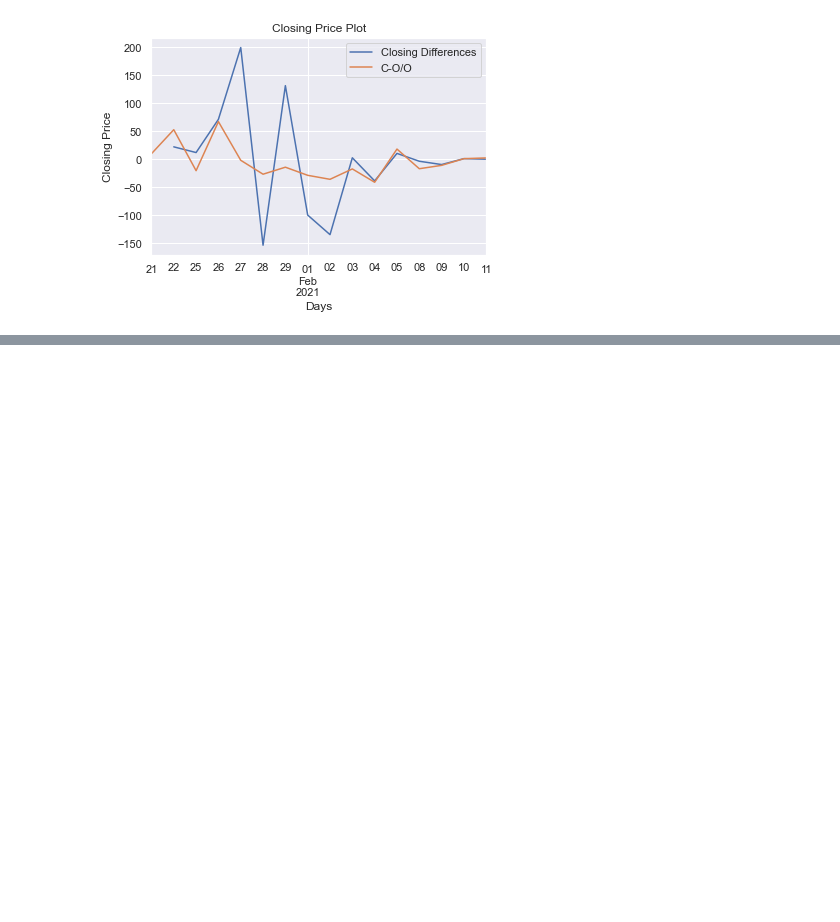
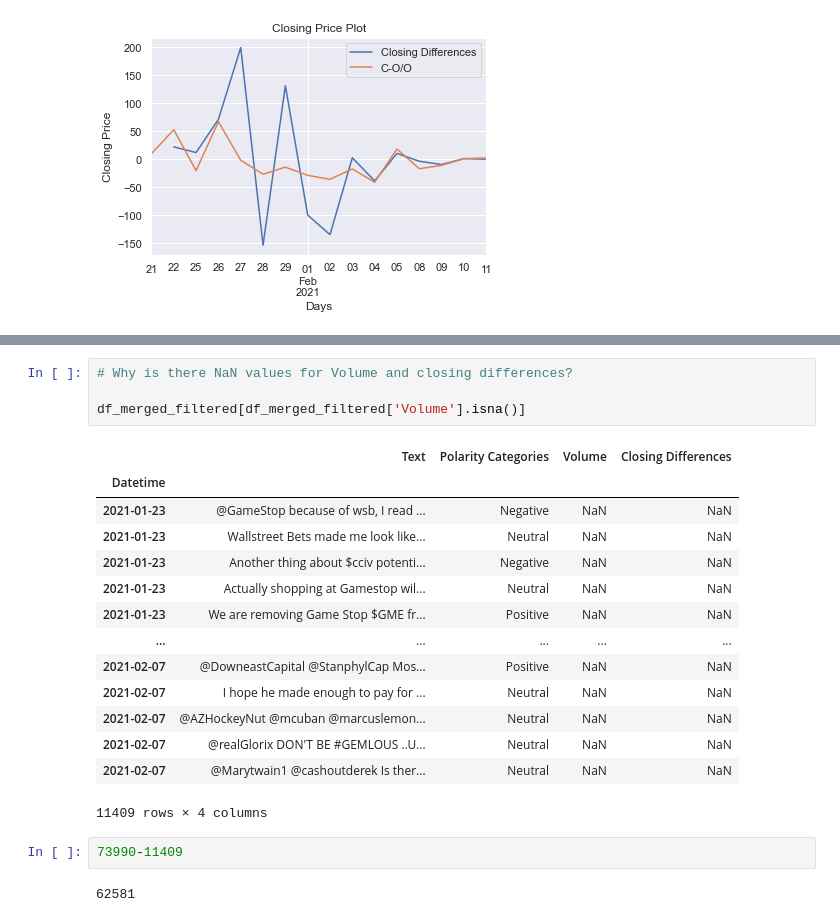
Before and after one commit to daanishali921/twitter_sentiment_stock_trend_predictor, a Jupyter notebook: scrap_book.ipynb, the cells around one changed output, grey strips where cells are left out. Drawn from its saved outputs; the diff is of its cells as text; blank space fills up the shorter version.

```diff
--- a/scrap_book.ipynb
+++ b/scrap_book.ipynb
@@ -276,0 +322,23 @@ data_stock_gme
+# %%
+# Why is there NaN values for Volume and closing differences?
+
+df_merged_filtered[df_merged_filtered['Volume'].isna()]
+# %% [output]
+|  | Text | Polarity Categories | Volume | Closing Differences |
+| Datetime |  |  |  |  |
+| 2021-01-23 | @GameStop because of wsb, I read ... | Negative | NaN | NaN |
+| 2021-01-23 | Wallstreet Bets made me look like... | Neutral | NaN | NaN |
+| 2021-01-23 | Another thing about $cciv potenti... | Negative | NaN | NaN |
+| 2021-01-23 | Actually shopping at Gamestop wil... | Neutral | NaN | NaN |
+| 2021-01-23 | We are removing Game Stop $GME fr... | Positive | NaN | NaN |
+| ... | ... | ... | ... | ... |
+| 2021-02-07 | @DowneastCapital @StanphylCap Mos... | Positive | NaN | NaN |
+| 2021-02-07 | I hope he made enough to pay for ... | Neutral | NaN | NaN |
+| 2021-02-07 | @AZHockeyNut @mcuban @marcuslemon... | Neutral | NaN | NaN |
+| 2021-02-07 | @realGlorix DON'T BE #GEMLOUS ..U... | Neutral | NaN | NaN |
+| 2021-02-07 | @Marytwain1 @cashoutderek Is ther... | Neutral | NaN | NaN |
+11409 rows × 4 columns
+# %%
+73990-11409
+# %% [output]
+62581
```
Also changed, not shown: parts of 10 cells of this notebook.
